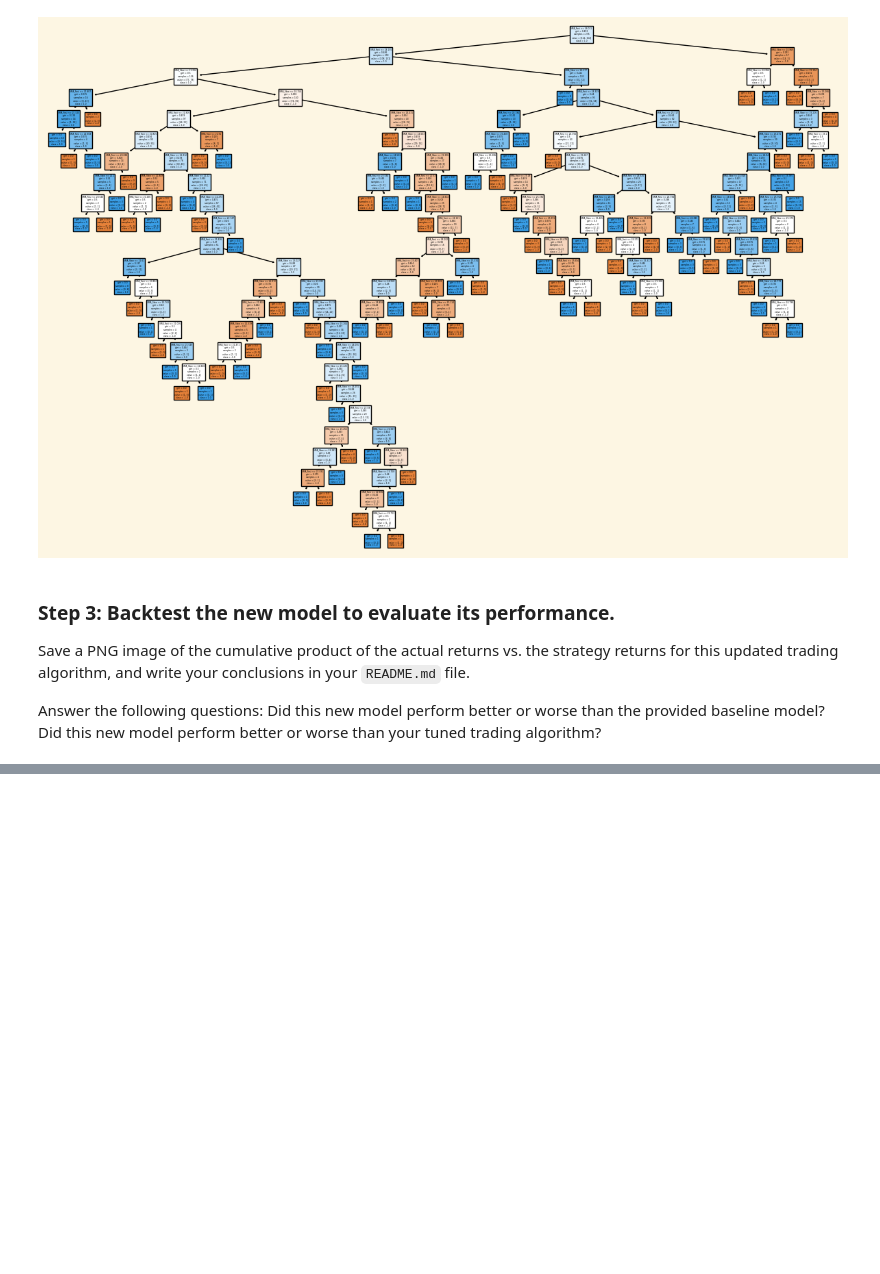
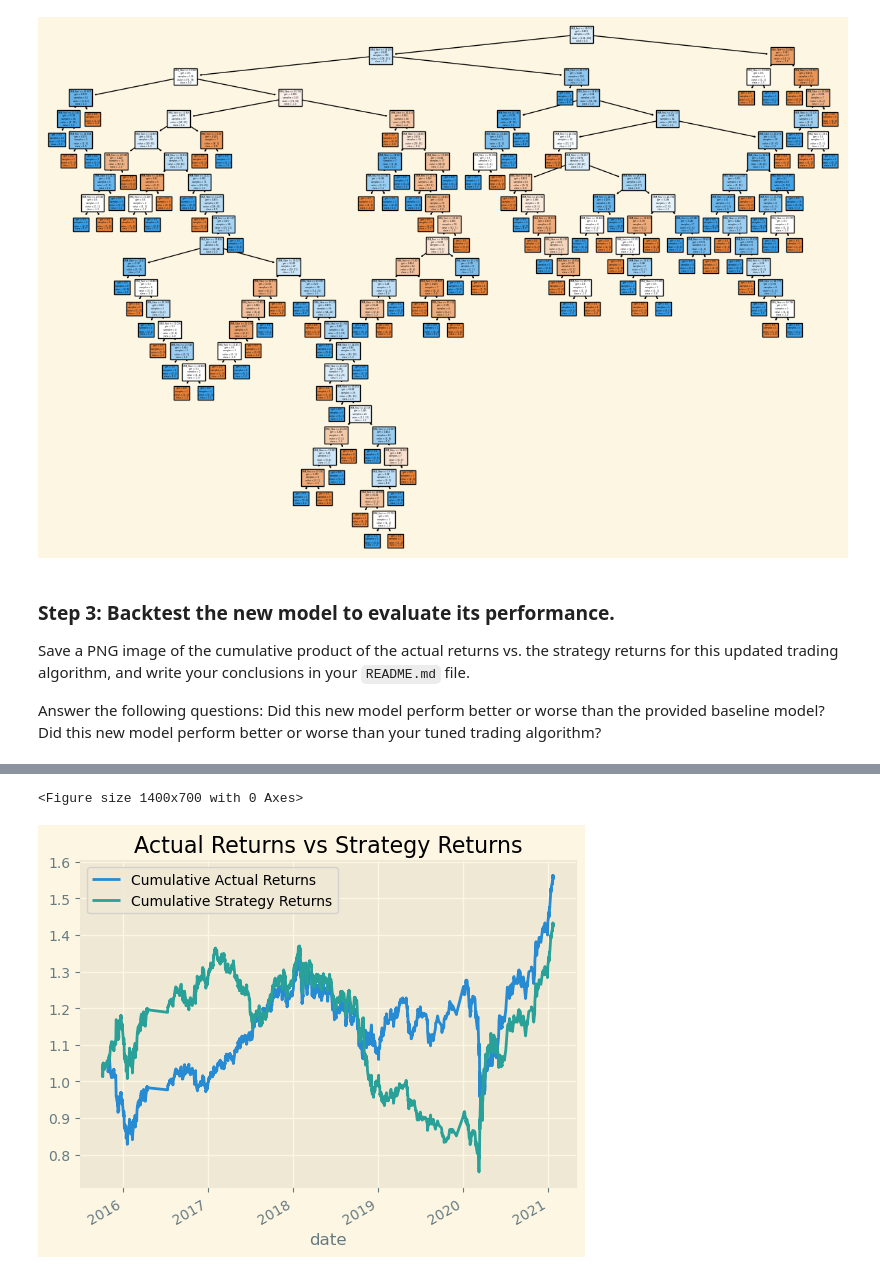
Before and after one commit to darcy5d/Fintech_Module_14_Homework_Assignment, a Jupyter notebook: machine_learning_trading_bot.ipynb, the cells around one changed output, grey strips where cells are left out. Cells and saved outputs as stored; diff of their text form; code cells hidden in the pictures; blank space fills up the shorter version.

```diff
--- a/machine_learning_trading_bot.ipynb
+++ b/machine_learning_trading_bot.ipynb
@@ -681,0 +813,9 @@ Did this new model perform better or worse than your tuned trading algorithm?
+# %%
+# Initiate the model instance
+adaboost_model = AdaBoostClassifier(random_state=1)
+
+# Fit the model using the training data
+adaboost_model.fit(X_train, y_train)
+
+# Use the testing dataset to generate the predictions for the model
+adaboost_pred = adaboost_model.predict(X_test)
@@ -682,17 +843,15 @@ Did this new model perform better or worse than your tuned trading algorithm?
 # %%
-# Create a new empty predictions DataFrame:
+# Create a predictions DataFrame
+predictions_adaboost_df = pd.DataFrame(index=X_test.index)
 
-# Create a predictions DataFrame
-# YOUR CODE HERE
-
-# Add the SVM model predictions to the DataFrame
-# YOUR CODE HERE
+# Add the AdaBoost model predictions to the DataFrame
+predictions_adaboost_df["Predicted"] = adaboost_pred
 
 # Add the actual returns to the DataFrame
-# YOUR CODE HERE
+predictions_adaboost_df["Actual Returns"] = signals_df.loc[X_test.index, "Actual Returns"]
 
 # Add the strategy returns to the DataFrame
-# YOUR CODE HERE
+predictions_adaboost_df["Strategy Returns"] = predictions_adaboost_df["Predicted"] * predictions_adaboost_df["Actual Returns"]
 
 # Review the DataFrame
-# YOUR CODE HERE
+display(predictions_adaboost_df.head())
@@ -701,0 +866,12 @@ Did this new model perform better or worse than your tuned trading algorithm?
+# %%
+predictions_adaboost_df["Cumulative Actual Returns"] = (1 + predictions_adaboost_df["Actual Returns"]).cumprod()
+predictions_adaboost_df["Cumulative Strategy Returns"] = (1 + predictions_adaboost_df["Strategy Returns"]).cumprod()
+
+# Plotting
+plt.figure(figsize=(14,7))
+predictions_adaboost_df[["Cumulative Actual Returns", "Cumulative Strategy Returns"]].plot()
+plt.title("Actual Returns vs Strategy Returns")
+plt.show()
+# %% [output]
+<Figure size 1400x700 with 0 Axes>
+[figure, added]
```
Also changed, not shown: parts of 12 cells of this notebook, 1 other file.
